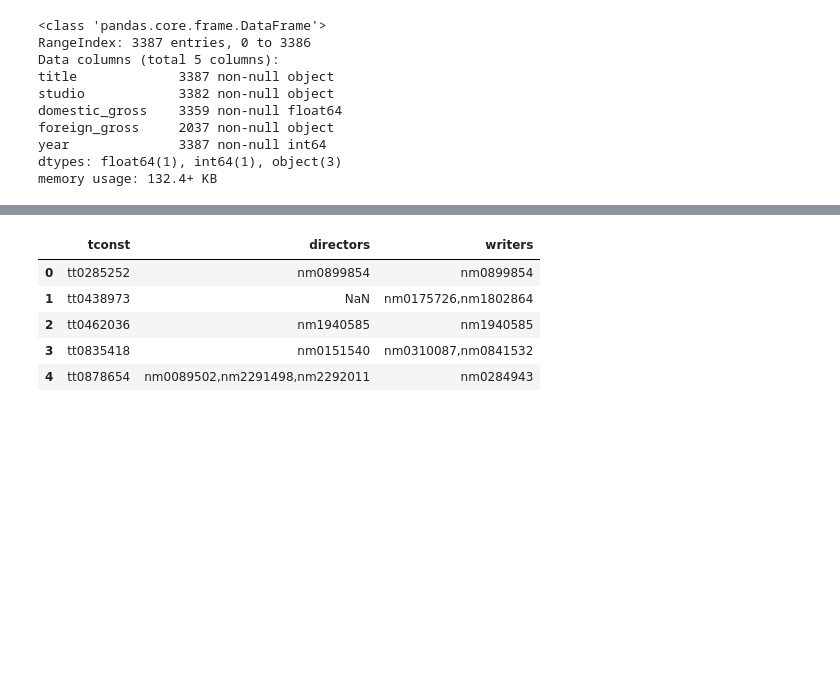
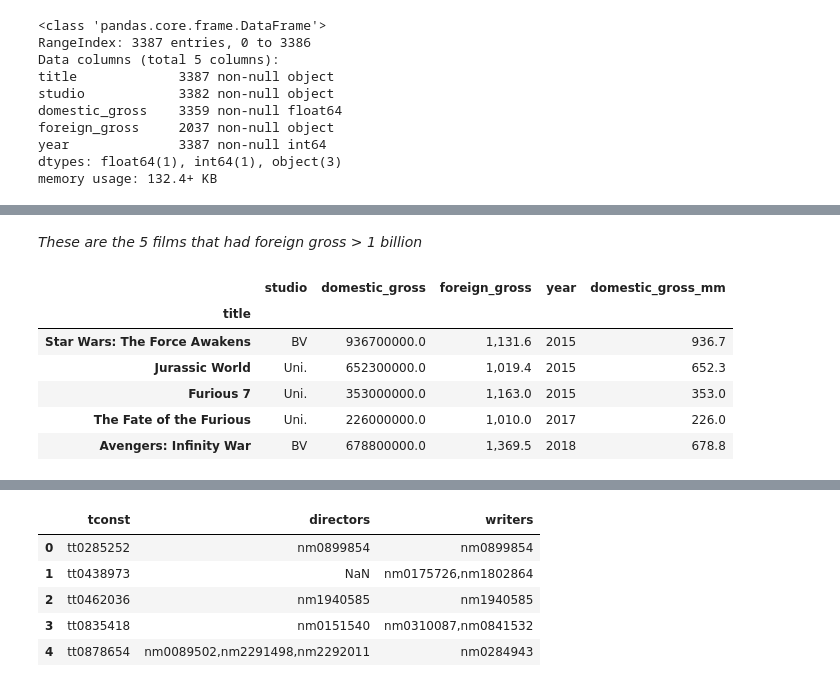
Before and after one commit to etr359/project-1-movie-analysis, a Jupyter notebook: student.ipynb, the cells around one changed output, grey strips where cells are left out. Drawn from its saved outputs; the diff is of its cells as text; code cells hidden in the pictures; blank space fills up the shorter version.

```diff
--- a/student.ipynb
+++ b/student.ipynb
@@ -126,3 +140,14 @@ bom_movie_gross.sort_values(by='foreign_gross', ascending=False)[:5]
-# %%
-# convert all mull values to NaN
-bom_movie_gross['foreign_gross'].fillna(value=np.nan, inplace=True)
+# %% [markdown]
+_These are the 5 films that had foreign gross > 1 billion_
+# %%
+# filter foreign gross over 1 billion
+bill_filt = bom_movie_gross['foreign_gross'].str.contains(',', na=False)
+bom_movie_gross[bill_filt]
+# %% [output]
+|  | studio | domestic_gross | foreign_gross | year | domestic_gross_mm |
+| title |  |  |  |  |  |
+| Star Wars: The Force Awakens | BV | 936700000.0 | 1,131.6 | 2015 | 936.7 |
+| Jurassic World | Uni. | 652300000.0 | 1,019.4 | 2015 | 652.3 |
+| Furious 7 | Uni. | 353000000.0 | 1,163.0 | 2015 | 353.0 |
+| The Fate of the Furious | Uni. | 226000000.0 | 1,010.0 | 2017 | 226.0 |
+| Avengers: Infinity War | BV | 678800000.0 | 1,369.5 | 2018 | 678.8 |
```
Also changed, not shown: parts of 20 cells of this notebook, 2 other files.
